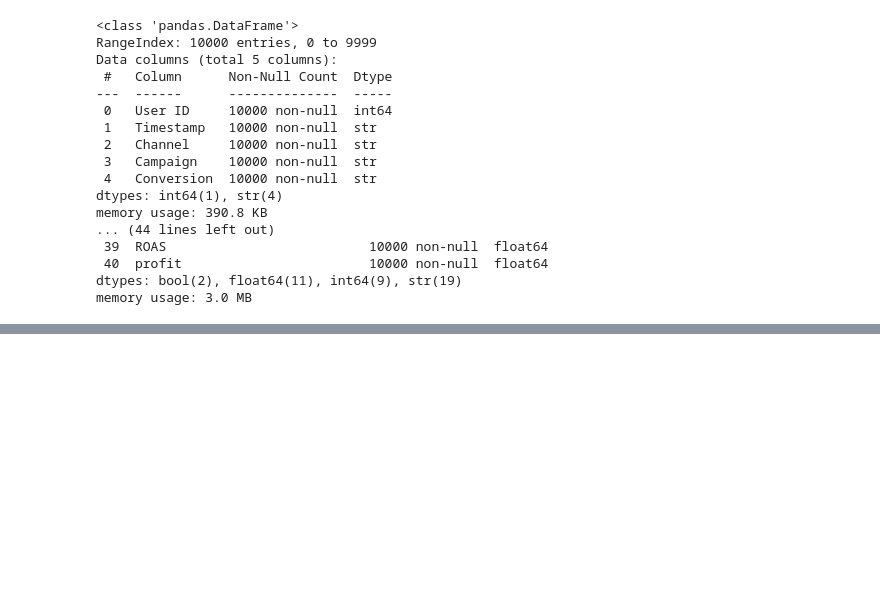
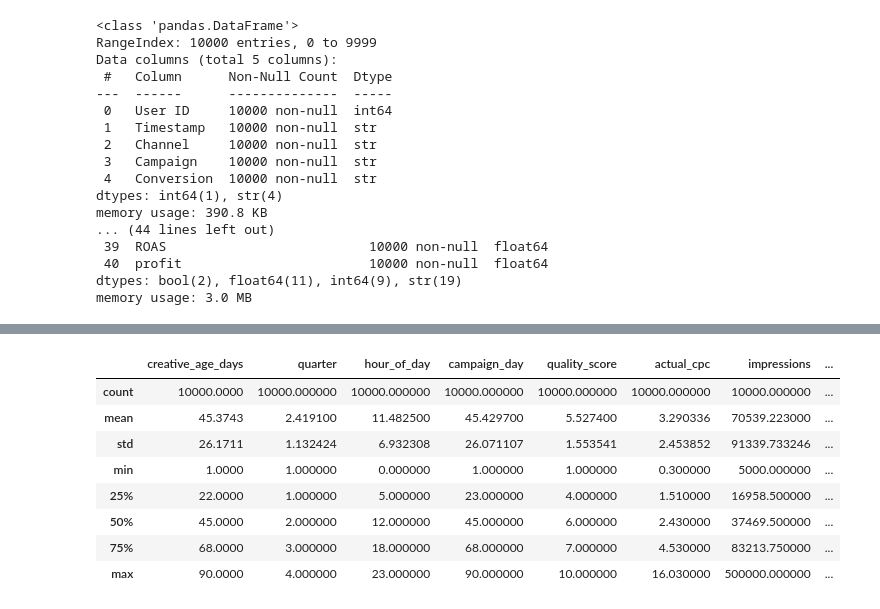
Before and after one commit to snehaverma04/marketing-attribution-roi-dashboard, a Jupyter notebook: notebooks/01_data_ingestion.ipynb, the cells around one changed output, grey strips where cells are left out. Drawn from its saved outputs; the diff is of its cells as text; code cells hidden in the pictures; blank space fills up the shorter version.

Commit message:
feat: completed data quality assessment

```diff
--- a/notebooks/01_data_ingestion.ipynb
+++ b/notebooks/01_data_ingestion.ipynb
@@ -116,0 +220,12 @@ memory usage: 3.0 MB
+# %%
+performance.describe()
+# %% [output]
+|  | creative_age_days | quarter | hour_of_day | campaign_day | quality_score | actual_cpc | impressions | ... |
+| count | 10000.0000 | 10000.000000 | 10000.000000 | 10000.000000 | 10000.000000 | 10000.000000 | 10000.000000 | ... |
+| mean | 45.3743 | 2.419100 | 11.482500 | 45.429700 | 5.527400 | 3.290336 | 70539.223000 | ... |
+| std | 26.1711 | 1.132424 | 6.932308 | 26.071107 | 1.553541 | 2.453852 | 91339.733246 | ... |
+| min | 1.0000 | 1.000000 | 0.000000 | 1.000000 | 1.000000 | 0.300000 | 5000.000000 | ... |
+| 25% | 22.0000 | 1.000000 | 5.000000 | 23.000000 | 4.000000 | 1.510000 | 16958.500000 | ... |
+| 50% | 45.0000 | 2.000000 | 12.000000 | 45.000000 | 6.000000 | 2.430000 | 37469.500000 | ... |
+| 75% | 68.0000 | 3.000000 | 18.000000 | 68.000000 | 7.000000 | 4.530000 | 83213.750000 | ... |
+| max | 90.0000 | 4.000000 | 23.000000 | 90.000000 | 10.000000 | 16.030000 | 500000.000000 | ... |
```
Also changed, not shown: parts of 7 cells of this notebook.
